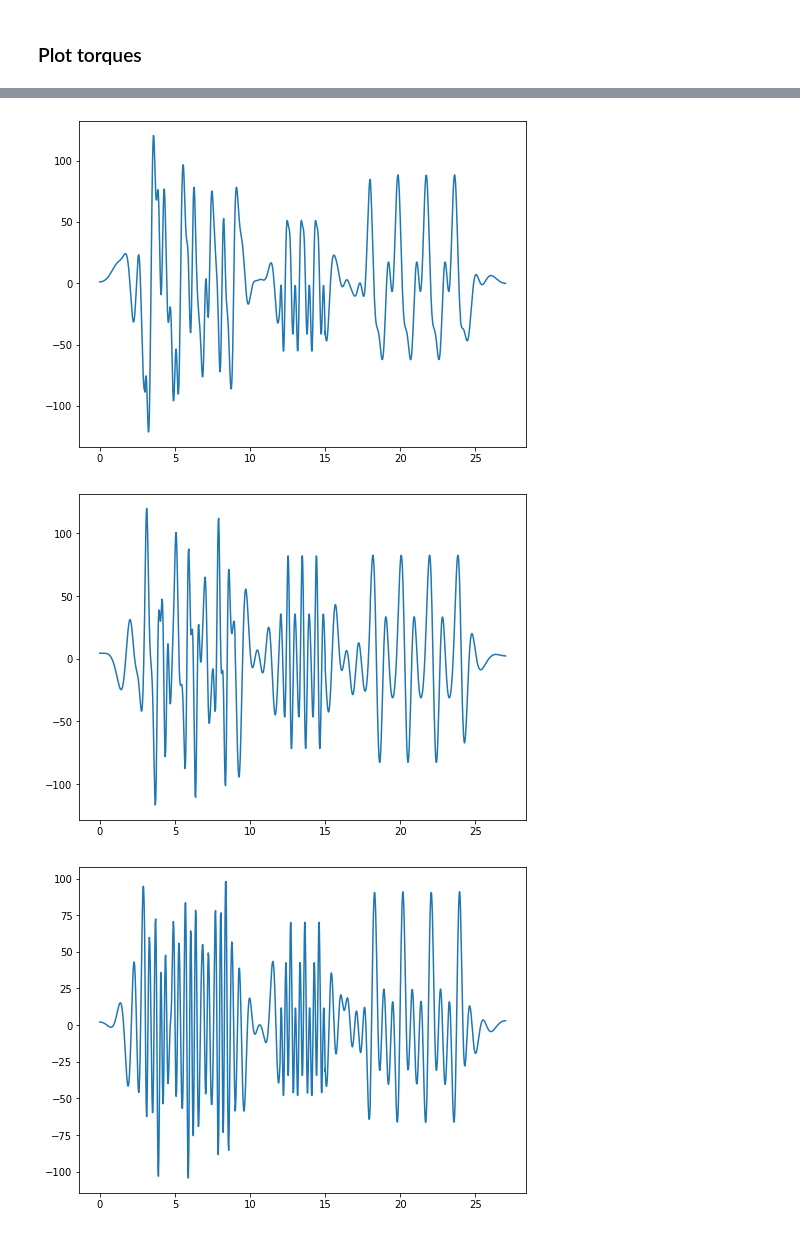
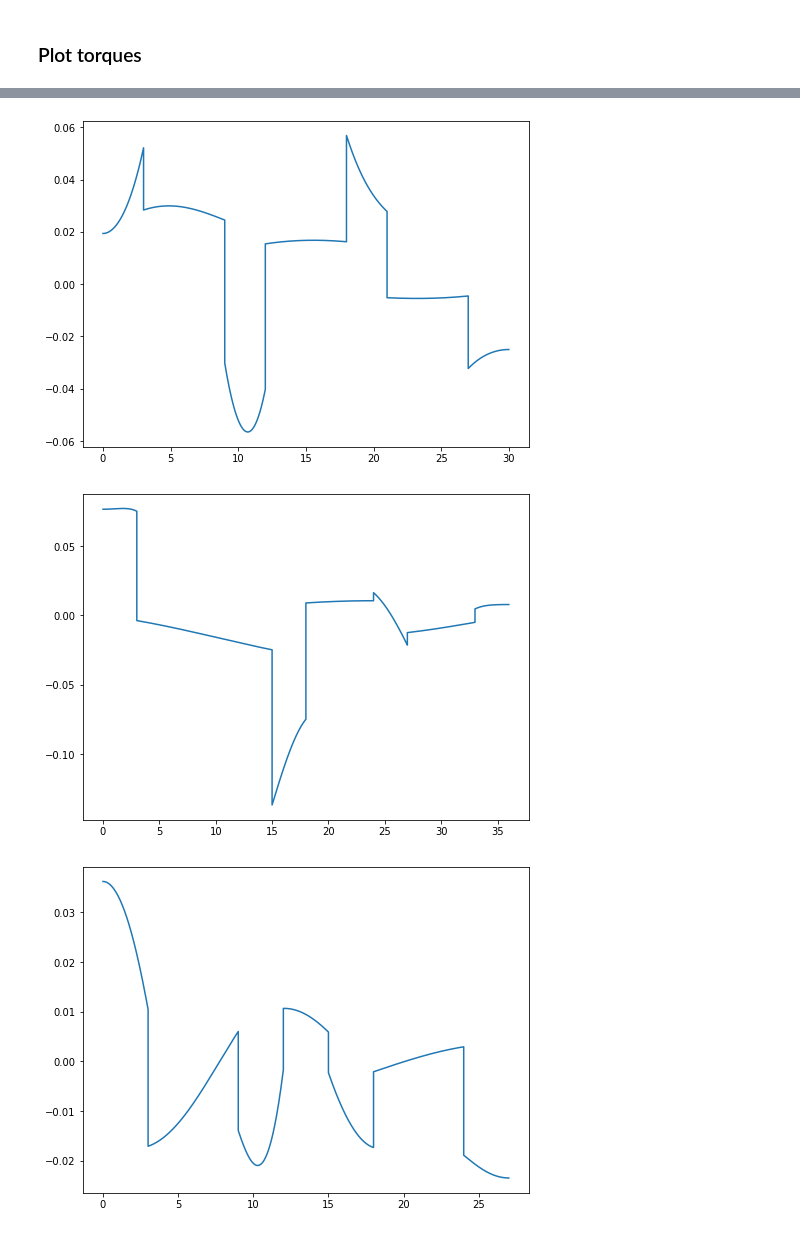
Before and after one commit to 4ku/Inno-robotics-labs, a Jupyter notebook: Dynamics of non linear robotic systems/Assignment 4/Assignment 4.ipynb, the cells around one changed output, grey strips where cells are left out. Drawn from its saved outputs; the diff is of its cells as text; code cells hidden in the pictures.

Commit message:
Assignment 4. Dynamics. Change plots

```diff
--- a/Dynamics of non linear robotic systems/Assignment 4/Assignment 4.ipynb
+++ b/Dynamics of non linear robotic systems/Assignment 4/Assignment 4.ipynb
@@ -218,14 +218,19 @@ Matrix([
 ### Initialize joints and get trajectories
 # %%
 from matplotlib import pyplot as plt
+from numpy import pi
 from joint import Joint
 
-j1 = Joint([0, 90, 60, 100], dq_max=8, ddq_max=6)
-j2 = Joint([0, 60, 30, 80], 3, 10)
-j3 = Joint([0, 100, 120, 90], 5, 9)
-j4 = Joint([0, 30, 60, 90], 7, 6)
-j5 = Joint([0, 70, 40, 10], 6, 8)
-j6 = Joint([0, 56, 30, 80], 9, 4)
+#convert degrees to radian
+def rad(degree):
+    return pi/180 * degree
+
+j1 = Joint([0, rad(90), rad(60), rad(100)], dq_max=rad(8), ddq_max=rad(6))
+j2 = Joint([0, rad(60), rad(30), rad(80)], rad(3), rad(10))
+j3 = Joint([0, rad(100), rad(120), rad(90)], rad(5), rad(9))
+j4 = Joint([0, rad(30), rad(60), rad(90)], rad(7), rad(6))
+j5 = Joint([0, rad(70), rad(40), rad(10)], rad(6), rad(8))
+j6 = Joint([0, rad(56), rad(30), rad(80)], rad(9), rad(4))
 joints = [j1, j2, j3, j4, j5, j6]
 # %% [markdown]
 Now we are going to plot trajectories of joints, their velocities and accelerations/
@@ -245,7 +250,7 @@ for joint in joints:
 def plot_torque(T_q, T, Q, V, A):
     torques = []
 
-    for i in range(len(T)):
+    for i in range(len(T[0])):
         params = {}
         for j in range(len(Q)):
             params[q[j]] = Q[j][i]
@@ -259,19 +264,20 @@ def plot_torque(T_q, T, Q, V, A):
 
     for i in range(len(Q)):
         plt.figure(figsize=(8, 6))
-        plt.plot(T, torques[:, i])
+        plt.plot(T[i], torques[:, i])
         plt.show()
 # %%
-Q, V, A = [], [], []
+T, Q, V, A = [], [], [], []
 for joint in joints:
     joint.trajectory_junction_ratio = 1
     joint.calculate_path()
     joint.numerical_control()
 
     t, q_, v, a = joint.get_path_points_for_plot()
+    T.append(t)
     Q.append(q_)
     V.append(v)
     A.append(a)
 
-plot_torque(T_q, t, Q, V, A)
+plot_torque(T_q, T, Q, V, A)
 # %% [output]
@@ -281,3 +287,3 @@ plot_torque(T_q, t, Q, V, A)
-[figure, old version]
+[figure, new version]
-[figure, old version]
+[figure, new version]
-[figure, old version]
+[figure, new version]
```
Also changed, not shown: parts of 2 cells of this notebook.
